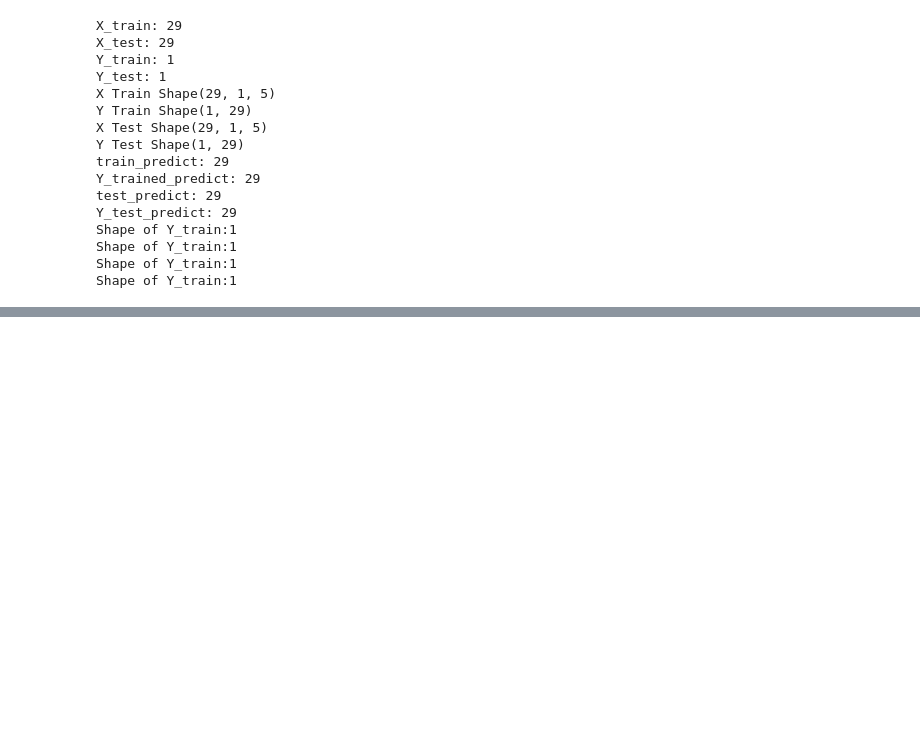
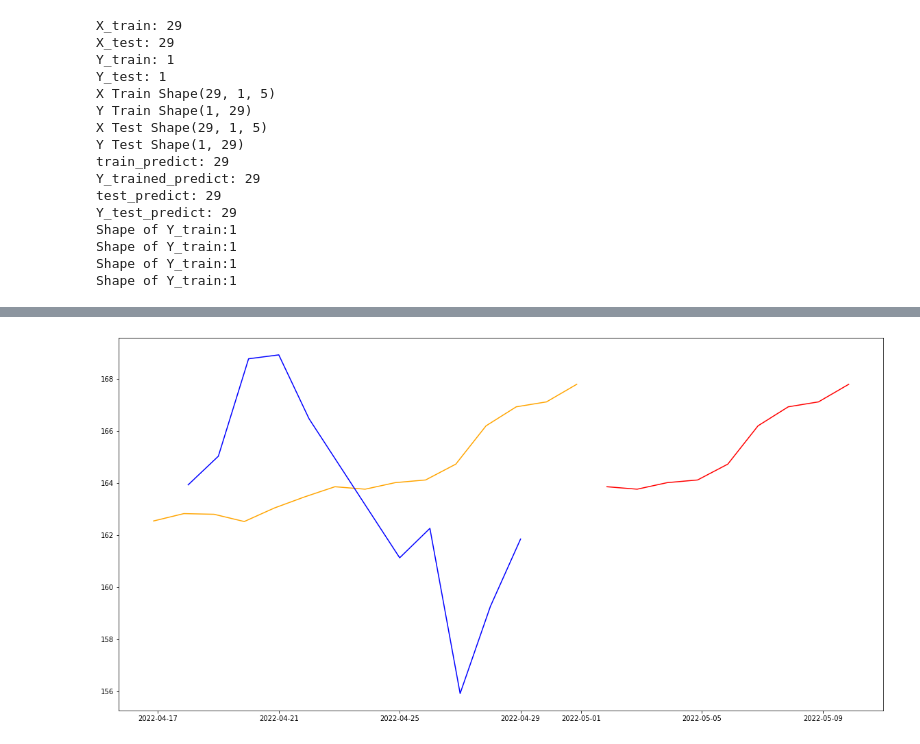
Before and after one commit to jeniferwerthman/AdvAILSTM, a Jupyter notebook: Copy_of_LSTMStock_Take2.ipynb, the cells around one changed output, grey strips where cells are left out. Drawn from its saved outputs; the diff is of its cells as text; code cells hidden in the pictures; blank space fills up the shorter version.

```diff
--- a/Copy_of_LSTMStock_Take2.ipynb
+++ b/Copy_of_LSTMStock_Take2.ipynb
@@ -421,0 +453,8 @@ PREDICTIONS_FUTURE.head(10)
+# %%
+mplot.figure(figsize=(20,10))
+mplot.plot(PREDICTIONS_FUTURE.index, PREDICTIONS_FUTURE['Open'], color='r', label='Predicted Stock Price')
+mplot.plot(PREDICTION_TRAIN.loc[n_days_ago:].index, PREDICTION_TRAIN.loc[n_days_ago:]['Open'], color='orange', label='Training predictions')
+mplot.plot(stockDf.loc[n_days_ago:].index, stockDf.loc[n_days_ago:]['Open'], color='b', label='Actual Stock Price')
+mplot.show()
+# %% [output]
+[figure, added]
```
Also changed, not shown: parts of 14 cells of this notebook.
